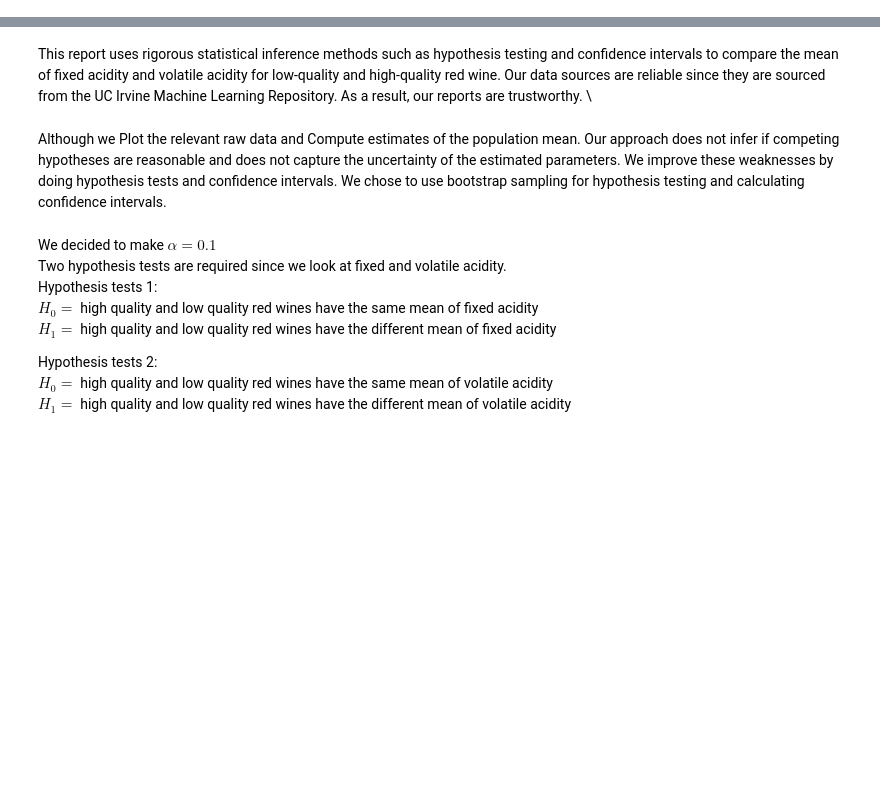
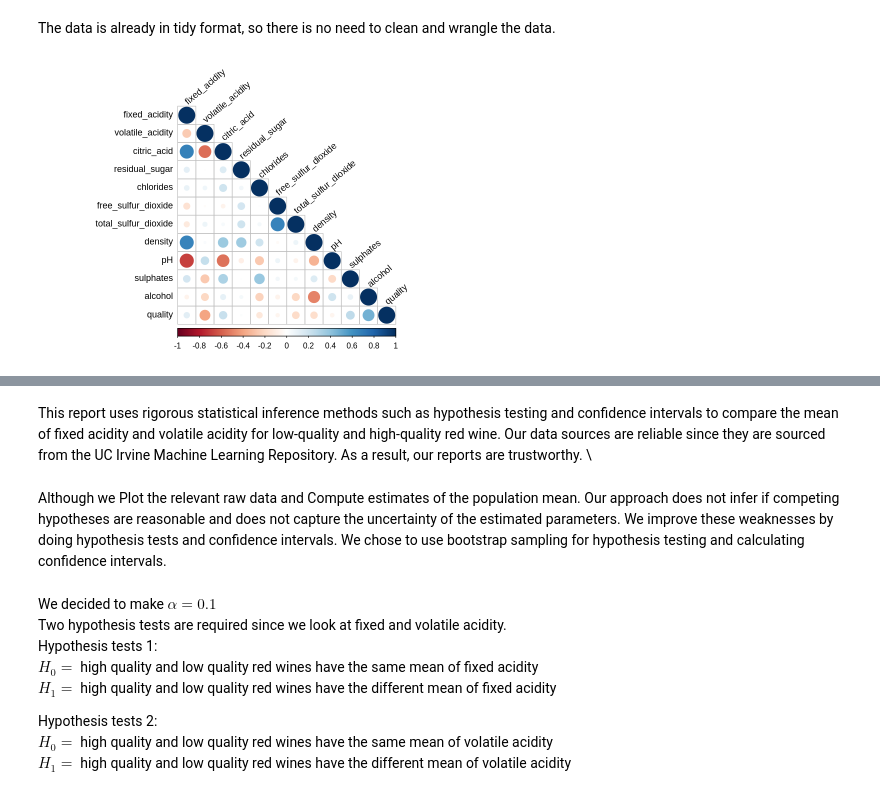
Before and after one commit to aleong2004/Wine-Composition, a Jupyter notebook: Proposal.ipynb, the cells around one changed output, grey strips where cells are left out. Drawn from its saved outputs; the diff is of its cells as text; code cells hidden in the pictures; blank space fills up the shorter version.

```diff
--- a/Proposal.ipynb
+++ b/Proposal.ipynb
@@ -33,0 +34,9 @@ library(tidyverse)
+# %%
+#reading dataset
+options(repr.matrix.max.rows = 8)
+url <- "https://archive.ics.uci.edu/ml/machine-learning-databases/wine-quality/winequality-red.csv"
+raw_wine_data <- read_delim(url, skip = 1, delim = ";",
+                            col_names = c("fixed_acidity", "volatile_acidity", "citric_acid", "residual_sugar",
+                                          "chlorides", "free_sulfur_dioxide", "total_sulfur_dioxide",
+                                          "density", "pH", "sulphates", "alcohol", "quality"))
+raw_wine_data
@@ -33,0 +63,11 @@ library(tidyverse)
+# %% [markdown]
+The data is already in tidy format, so there is no need to clean and wrangle the data.
+# %%
+#correlation plot
+options(repr.plot.width = 8, repr.plot.height = 5)
+
+r_values <- cor(raw_wine_data)
+
+corrplot <- corrplot(r_values, type = "lower", tl.col = "black", tl.srt = 40, tl.cex = 0.9)
+# %% [output]
+[figure, added]
```
Also changed, not shown: parts of 20 cells of this notebook.
